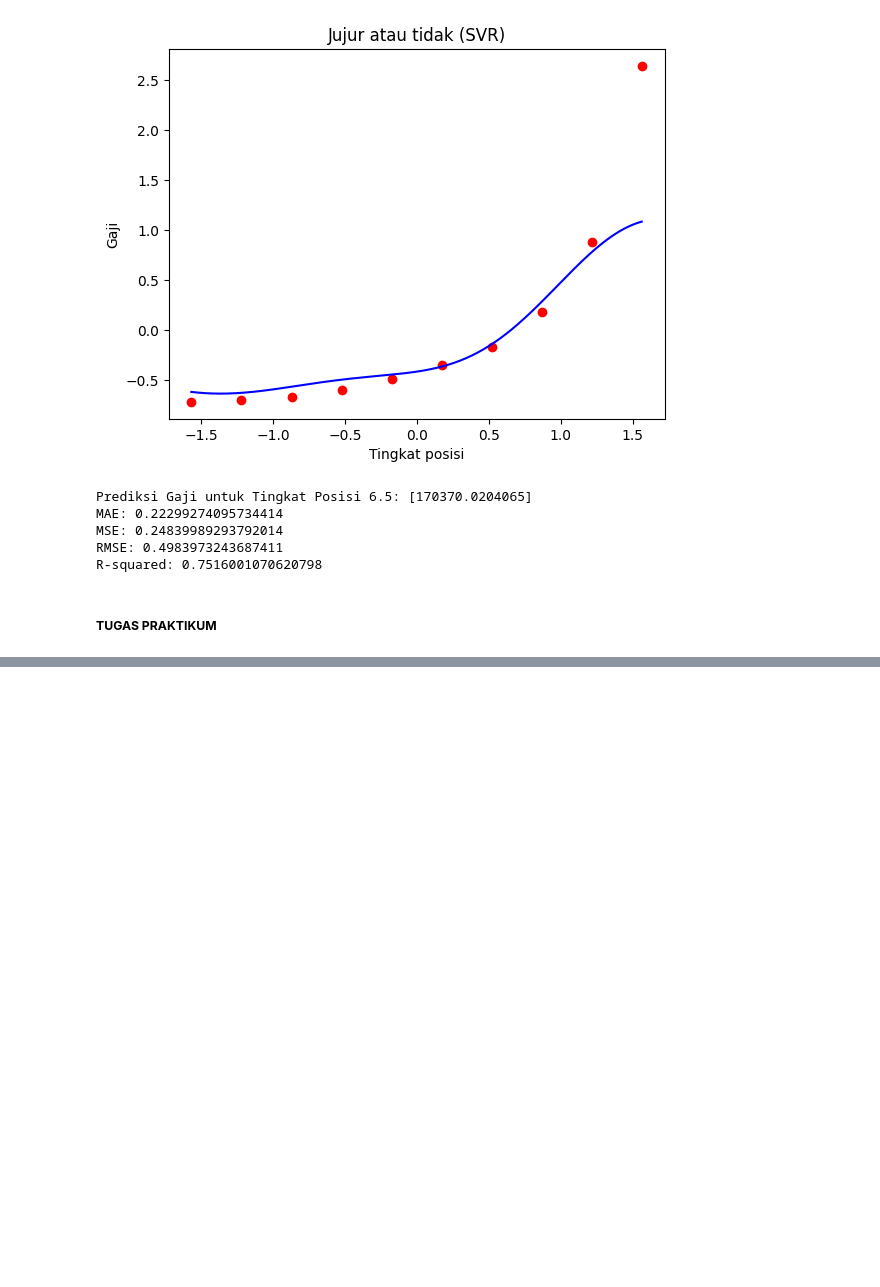
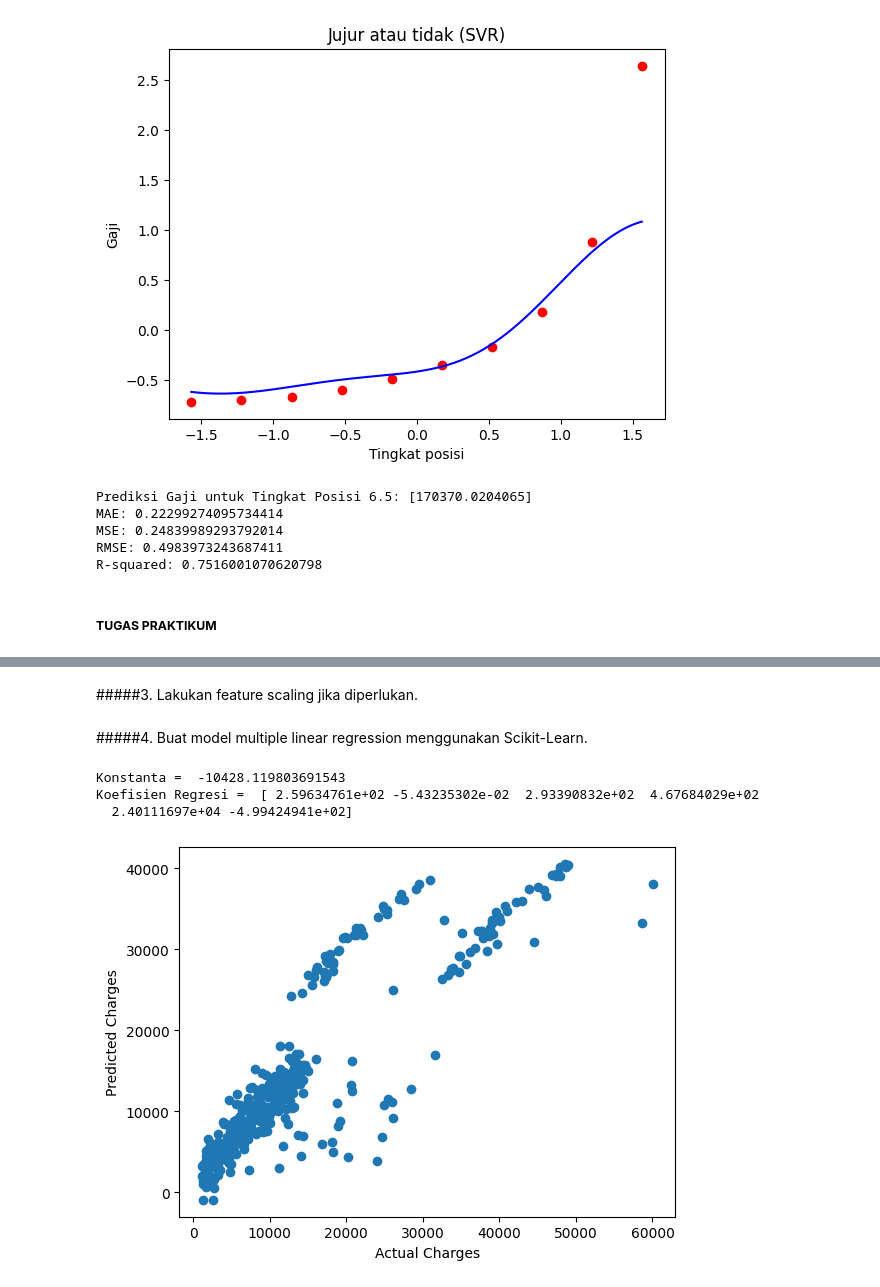
Before and after one commit to ValentinoMalakianno/Pembelajaran_Mesin2023, a Jupyter notebook: Jobsheet3_MachineLearning_ValentinoMalakianno.ipynb, the cells around one changed output, grey strips where cells are left out. Cells and saved outputs as stored; diff of their text form; code cells hidden in the pictures; blank space fills up the shorter version.

```diff
--- a/Jobsheet3_MachineLearning_ValentinoMalakianno.ipynb
+++ b/Jobsheet3_MachineLearning_ValentinoMalakianno.ipynb
@@ -272,0 +317,11 @@ Evaluasi model dengan menghitung metrik seperti R-squared, MSE, dan MAE. Tampilk
+# %%
+data['sex'] = data['sex'].astype('category')
+data['sex'] = data['sex'].cat.codes
+
+data['smoker'] = data['smoker'].astype('category')
+data['smoker'] = data['smoker'].cat.codes
+
+data['region'] = data['region'].astype('category')
+data['region'] = data['region'].cat.codes
+
+data
@@ -272,0 +342,5 @@ Evaluasi model dengan menghitung metrik seperti R-squared, MSE, dan MAE. Tampilk
+# %%
+# menentukan variabel independen dan dependen
+X = data.drop(columns = 'charges')
+y = data['charges']
+X
@@ -272,0 +361,6 @@ Evaluasi model dengan menghitung metrik seperti R-squared, MSE, dan MAE. Tampilk
+# %%
+# Membagi data train dan data test dengan proporsi 7:3
+from sklearn.model_selection import train_test_split
+X_train, X_test, y_train, y_test = train_test_split(X, y, train_size=0.7, test_size=0.3, random_state=100)
+# %% [markdown]
+#####3. Lakukan feature scaling jika diperlukan.
@@ -272,0 +379,23 @@ Evaluasi model dengan menghitung metrik seperti R-squared, MSE, dan MAE. Tampilk
+# %% [markdown]
+#####4. Buat model multiple linear regression menggunakan Scikit-Learn.
+# %%
+from sklearn.linear_model import LinearRegression
+model = LinearRegression()
+model.fit(X_train, y_train)
+c = model.intercept_
+print("Konstanta = ", c)
+
+m = model.coef_
+print("Koefisien Regresi = ", m)
+# %% [output]
+Konstanta =  -10428.119803691543
+Koefisien Regresi =  [ 2.59634761e+02 -5.43235302e-02  2.93390832e+02  4.67684029e+02
+  2.40111697e+04 -4.99424941e+02]
+# %%
+y_pred = model.predict(X_test)
+plt.scatter(y_test, y_pred)
+plt.xlabel("Actual Charges")
+plt.ylabel("Predicted Charges")
+plt.show()
+# %% [output]
+[figure, added]
```
Also changed, not shown: parts of 16 cells of this notebook.
